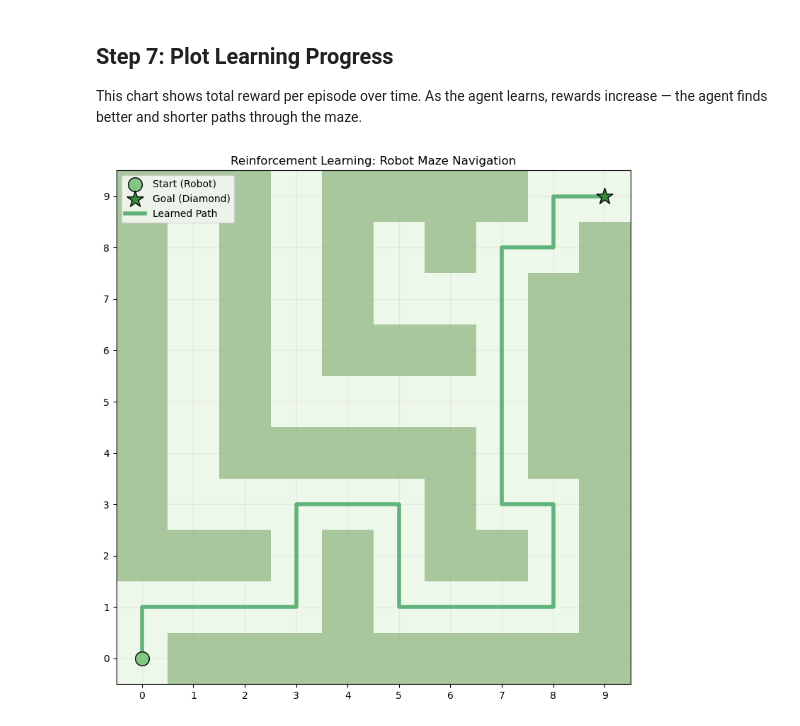
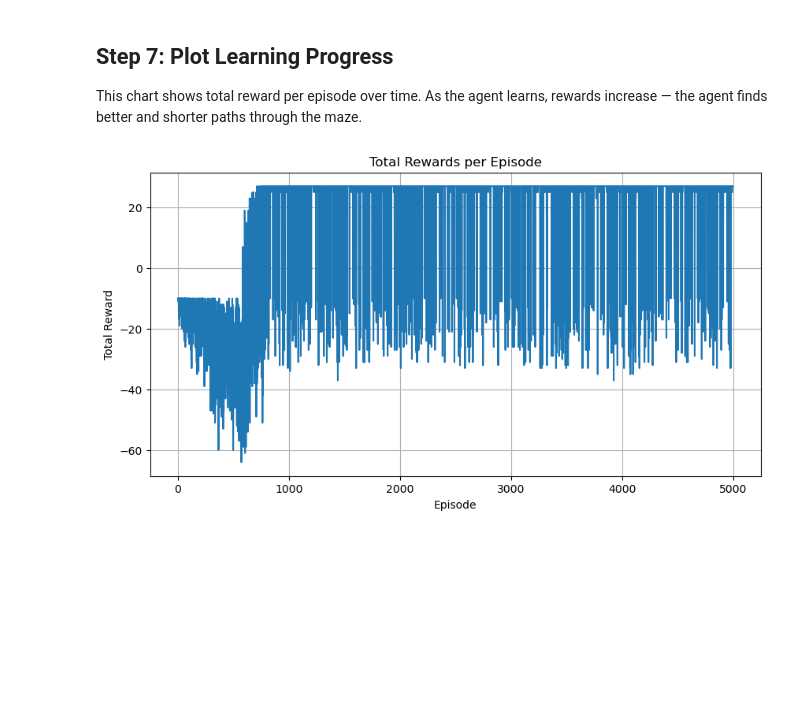
Before and after one commit to zeroKool1ne/mini-project-dsai-rl-implementation, a Jupyter notebook: 01_grid_notebook.ipynb, the cells around one changed output. Saved outputs shown, nothing was run; the diff lists cells and outputs as text; code cells hidden in the pictures; blank space fills up the shorter version.

Commit message:
Fix notebook structure: correct cell order + add Step 7 rewards plot

```diff
--- a/01_grid_notebook.ipynb
+++ b/01_grid_notebook.ipynb
@@ -188,32 +204,17 @@ optimal_path = get_optimal_path(Q, start, goal, actions, maze)
 ## Step 7: Plot Learning Progress
 
 This chart shows total reward per episode over time. As the agent learns, rewards increase — the agent finds better and shorter paths through the maze.
-# %%
-def plot_maze_with_path(path):
-    cmap = ListedColormap(['#eef8ea', '#a8c79c'])
-
-    plt.figure(figsize=(8, 8))
-    plt.imshow(maze, cmap=cmap)
-
-    plt.scatter(start[1], start[0], marker='o', color='#81c784', edgecolors='black',
-                s=200, label='Start (Robot)', zorder=5)
-    plt.scatter(goal[1], goal[0], marker='*', color='#388e3c', edgecolors='black',
-                s=300, label='Goal (Diamond)', zorder=5)
-
-    rows, cols = zip(*path)
-    plt.plot(cols, rows, color='#60b37a', linewidth=4,
-             label='Learned Path', zorder=4)
-
-    plt.title('Reinforcement Learning: Robot Maze Navigation')
-    plt.gca().invert_yaxis()
-    plt.xticks(range(maze.shape[1]))
-    plt.yticks(range(maze.shape[0]))
-    plt.grid(True, alpha=0.2)
-    plt.legend()
-    plt.tight_layout()
-    plt.show()
-
-
-plot_maze_with_path(optimal_path)
-# %% [output]
-[figure, removed]
+# %%
+def plot_rewards(rewards):
+    plt.figure(figsize=(10, 5))
+    plt.plot(rewards)
+    plt.title('Total Rewards per Episode')
+    plt.xlabel('Episode')
+    plt.ylabel('Total Reward')
+    plt.grid(True)
+    plt.show()
+
+
+plot_rewards(rewards_all_episodes)
+# %% [output]
+[figure, added]
```
Also changed, not shown: parts of 10 cells of this notebook.
